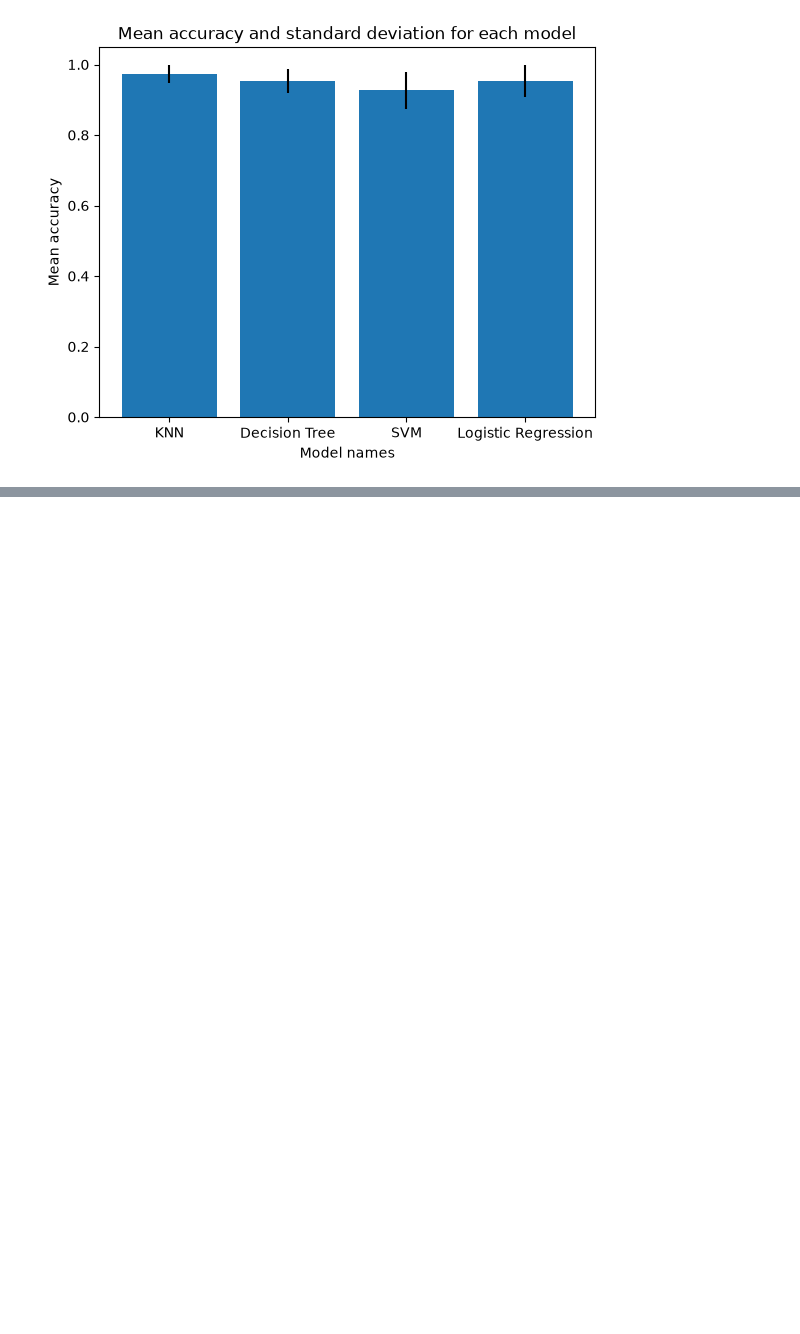
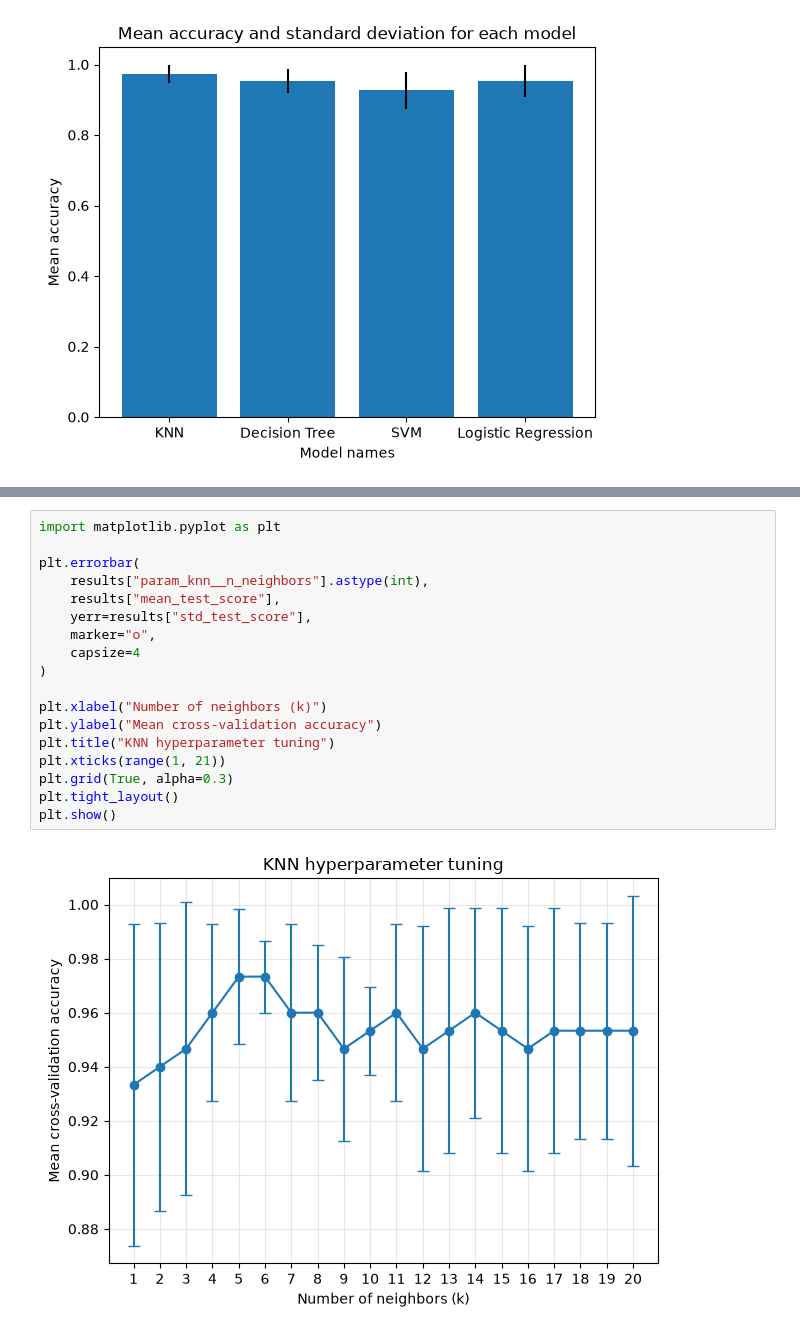
Before and after one commit to HodeiTeje/classifier-comparison, a Jupyter notebook: notebooks/exploration.ipynb, the cells around one changed output, grey strips where cells are left out. Saved outputs shown, nothing was run; the diff lists cells and outputs as text; blank space fills up the shorter version.

Commit message:
Hyperparameter adjusting for KNN

```diff
--- a/notebooks/exploration.ipynb
+++ b/notebooks/exploration.ipynb
@@ -295,0 +352,20 @@ plt.show()
+# %%
+import matplotlib.pyplot as plt
+
+plt.errorbar(
+    results["param_knn__n_neighbors"].astype(int),
+    results["mean_test_score"],
+    yerr=results["std_test_score"],
+    marker="o",
+    capsize=4
+)
+
+plt.xlabel("Number of neighbors (k)")
+plt.ylabel("Mean cross-validation accuracy")
+plt.title("KNN hyperparameter tuning")
+plt.xticks(range(1, 21))
+plt.grid(True, alpha=0.3)
+plt.tight_layout()
+plt.show()
+# %% [output]
+[figure, added]
```
Also changed, not shown: parts of 2 cells of this notebook.
